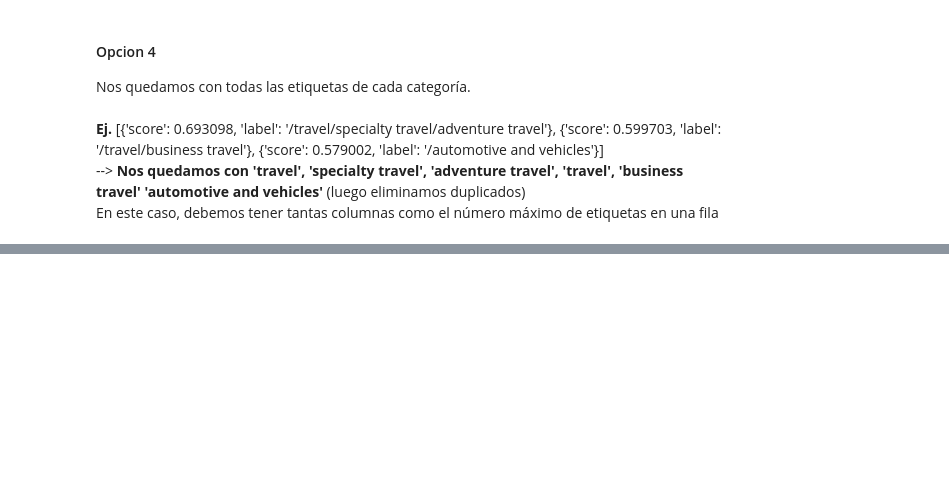
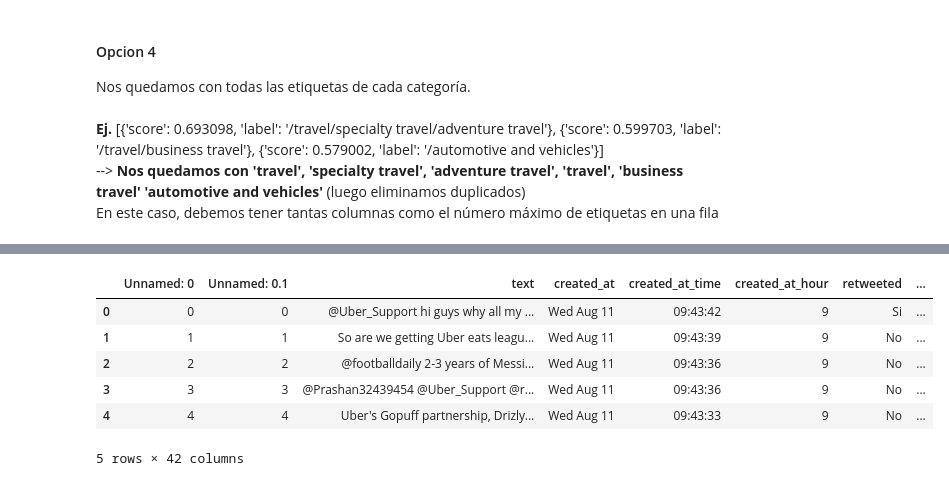
Before and after one commit to marinovik/TFM, a Jupyter notebook: topic_ibmWatson.ipynb, the cells around one changed output, grey strips where cells are left out. Saved outputs shown, nothing was run; the diff lists cells and outputs as text; code cells hidden in the pictures; blank space fills up the shorter version.

Commit message:
añadida opción4 de topic modelling

```diff
--- a/topic_ibmWatson.ipynb
+++ b/topic_ibmWatson.ipynb
@@ -326,0 +303,10 @@ dataset_4 = dataset
+# %%
+def get_topic_4(categories):
+    labels = []
+    for category in categories:
+        x = category['label'].split('/')[1:]
+        for label in x:
+            labels.append(label)
+    return list(set(labels))
+# %%
+dataset_4['topics']=dataset_4['categories'].apply(lambda x: get_topic_4(x))
@@ -326,0 +319,8 @@ dataset_4 = dataset
+# %%
+#calculo numero máximo de etiquetas
+n_max = 0
+
+for i in dataset_4['topics']:
+    n_max = max(n_max, len(i))
+
+print(n_max)
@@ -326,0 +331,5 @@ dataset_4 = dataset
+# %%
+for i in range(n_max):
+    n = i+1
+    feature_name = 'topic_'+str(n)
+    dataset_4[feature_name] = dataset_4['topics'].apply(lambda x: desagregar_topics(x, n))
@@ -326,0 +342,10 @@ dataset_4 = dataset
+# %%
+dataset_4.head()
+# %% [output]
+|  | Unnamed: 0 | Unnamed: 0.1 | text | created_at | created_at_time | created_at_hour | retweeted | ... |
+| 0 | 0 | 0 | @Uber_Support hi guys why all my ... | Wed Aug 11 | 09:43:42 | 9 | Si | ... |
+| 1 | 1 | 1 | So are we getting Uber eats leagu... | Wed Aug 11 | 09:43:39 | 9 | No | ... |
+| 2 | 2 | 2 | @footballdaily 2-3 years of Messi... | Wed Aug 11 | 09:43:36 | 9 | No | ... |
+| 3 | 3 | 3 | @Prashan32439454 @Uber_Support @r... | Wed Aug 11 | 09:43:36 | 9 | No | ... |
+| 4 | 4 | 4 | Uber's Gopuff partnership, Drizly... | Wed Aug 11 | 09:43:33 | 9 | No | ... |
+5 rows × 42 columns
```
Also changed, not shown: parts of 8 cells of this notebook.
